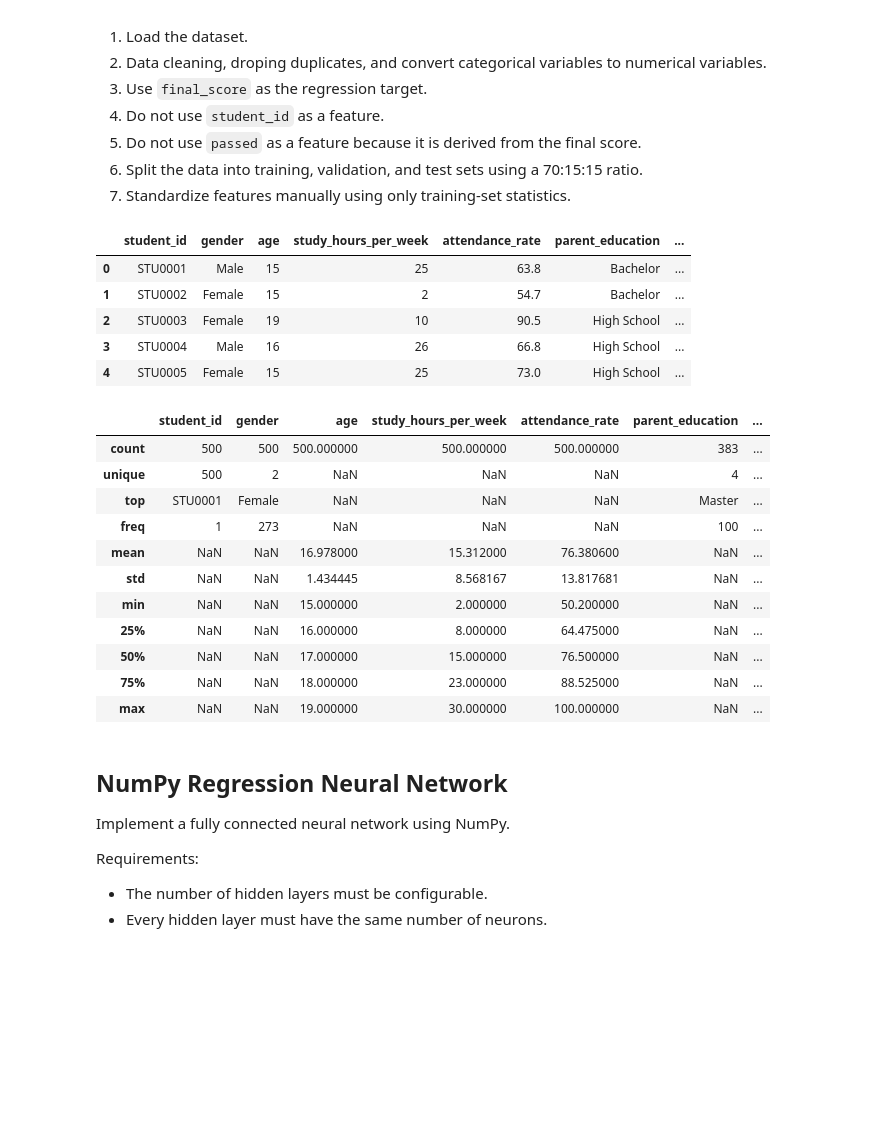
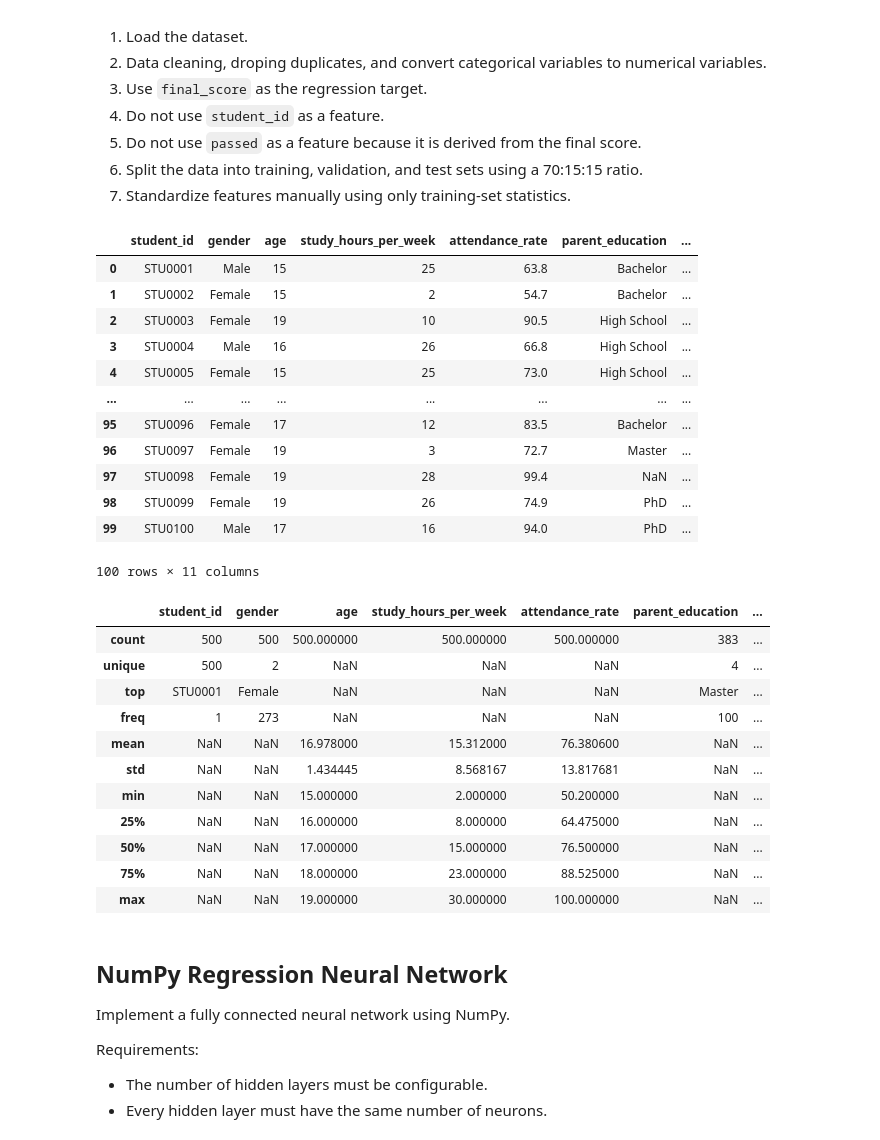
Before and after one commit to jhe-sua/fgv-teaemcd, a Jupyter notebook: tarefa3/810597.ipynb, the cells around one changed output. Drawn from its saved outputs; the diff is of its cells as text; code cells hidden in the pictures; blank space fills up the shorter version.

```diff
--- a/tarefa3/810597.ipynb
+++ b/tarefa3/810597.ipynb
@@ -131,15 +131,22 @@ Required preprocessing:
 7. Standardize features manually using only training-set statistics.
 # %%
 performance = pd.read_csv("student_performance.csv")
-display(performance.head())
+display(performance.head(100))
 display(performance.describe(include="all"))
 # %% [output]
 |  | student_id | gender | age | study_hours_per_week | attendance_rate | parent_education | ... |
 | 0 | STU0001 | Male | 15 | 25 | 63.8 | Bachelor | ... |
 | 1 | STU0002 | Female | 15 | 2 | 54.7 | Bachelor | ... |
 | 2 | STU0003 | Female | 19 | 10 | 90.5 | High School | ... |
 | 3 | STU0004 | Male | 16 | 26 | 66.8 | High School | ... |
 | 4 | STU0005 | Female | 15 | 25 | 73.0 | High School | ... |
+| ... | ... | ... | ... | ... | ... | ... | ... |
+| 95 | STU0096 | Female | 17 | 12 | 83.5 | Bachelor | ... |
+| 96 | STU0097 | Female | 19 | 3 | 72.7 | Master | ... |
+| 97 | STU0098 | Female | 19 | 28 | 99.4 | NaN | ... |
+| 98 | STU0099 | Female | 19 | 26 | 74.9 | PhD | ... |
+| 99 | STU0100 | Male | 17 | 16 | 94.0 | PhD | ... |
+100 rows × 11 columns
 |  | student_id | gender | age | study_hours_per_week | attendance_rate | parent_education | ... |
 | count | 500 | 500 | 500.000000 | 500.000000 | 500.000000 | 383 | ... |
 | unique | 500 | 2 | NaN | NaN | NaN | 4 | ... |
```
Also changed, not shown: parts of 11 cells of this notebook.
